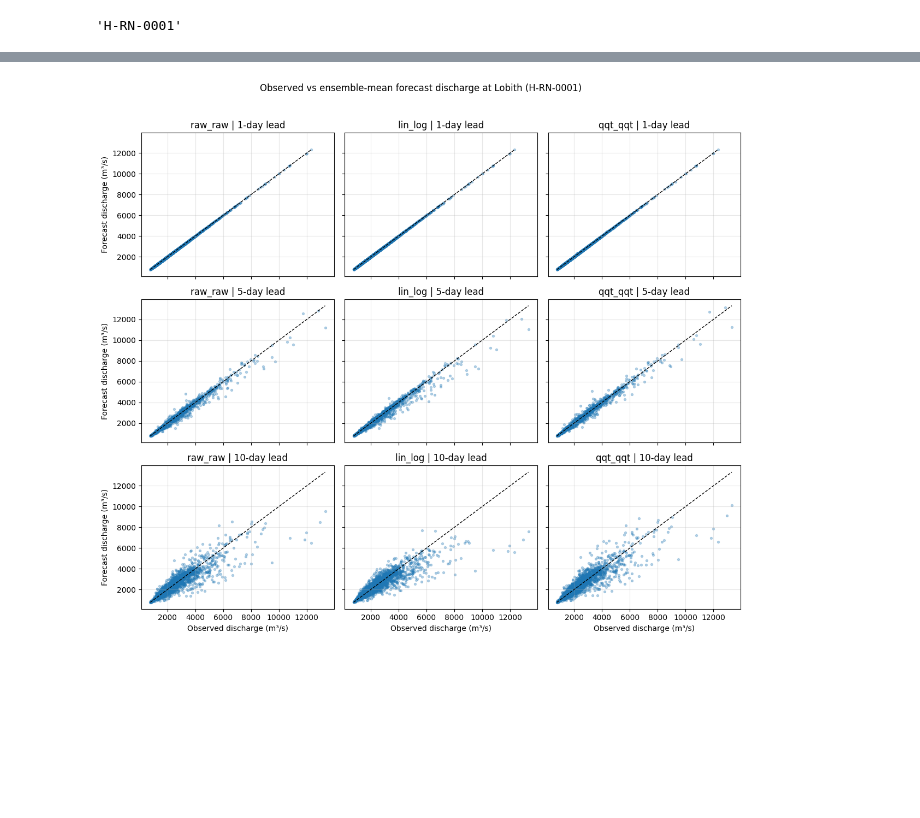
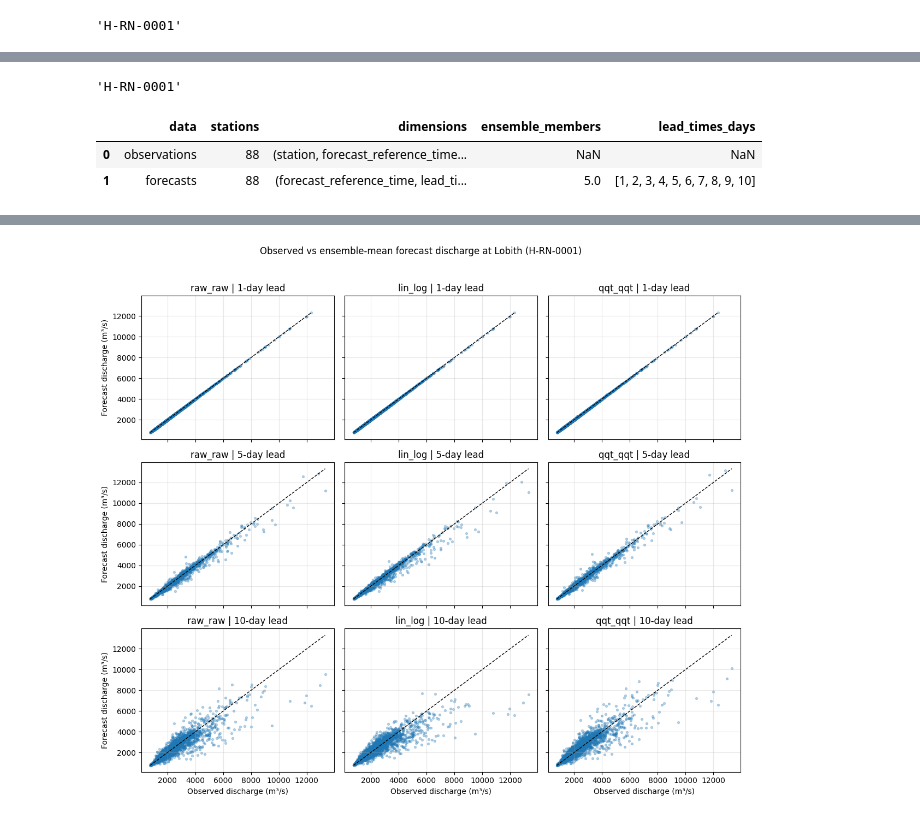
Before and after one commit to DaveCasson/veriflow, a Jupyter notebook: examples/hydrological_ensemble_verification_part2_interpretation.ipynb, the cells around one changed output, grey strips where cells are left out. Cells and saved outputs as stored; diff of their text form; code cells hidden in the pictures; blank space fills up the shorter version.

```diff
--- a/examples/hydrological_ensemble_verification_part2_interpretation.ipynb
+++ b/examples/hydrological_ensemble_verification_part2_interpretation.ipynb
@@ -273,0 +257,44 @@ Here we compare ensemble-mean forecasts with observations for lead times of 1, 5
+# %%
+# Select one verification pair and extract coressponding observations and forecasts.
+sample_pair_id = "raw_raw"
+sample_ds = pair_datasets[sample_pair_id]
+
+obs_da = sample_ds["obs"]
+sim_da = get_forecast_data(sample_pair_id)
+
+# Lobith station. You can change this to another station ID.
+example_station = str(obs_da.station.values[0])
+example_station
+# %% [output]
+'H-RN-0001'
+# %%
+lead_name = get_lead_coord_name(sim_da)
+lead_values = sim_da[lead_name].values
+
+if np.issubdtype(lead_values.dtype, np.timedelta64):
+    lead_days = (lead_values / np.timedelta64(1, "D")).astype(int).tolist()
+else:
+    lead_days = list(lead_values)
+
+summary = pd.DataFrame(
+    [
+        {
+            "data": "observations",
+            "stations": obs_da.sizes.get("station"),
+            "dimensions": tuple(obs_da.dims),
+        },
+        {
+            "data": "forecasts",
+            "stations": sim_da.sizes.get("station"),
+            "ensemble_members": sim_da.sizes.get("realization"),
+            "lead_times_days": lead_days,
+            "dimensions": tuple(sim_da.dims),
+        },
+    ]
+)
+
+summary
+# %% [output]
+|  | data | stations | dimensions | ensemble_members | lead_times_days |
+| 0 | observations | 88 | (station, forecast_reference_time... | NaN | NaN |
+| 1 | forecasts | 88 | (forecast_reference_time, lead_ti... | 5.0 | [1, 2, 3, 4, 5, 6, 7, 8, 9, 10] |
```
Also changed, not shown: parts of 26 cells of this notebook, 1 other file.
